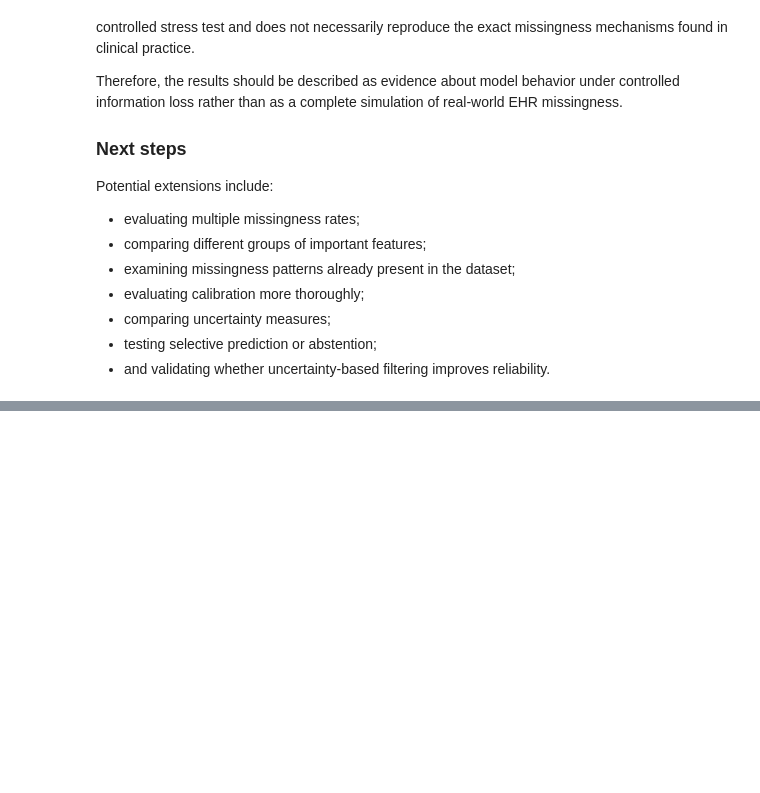
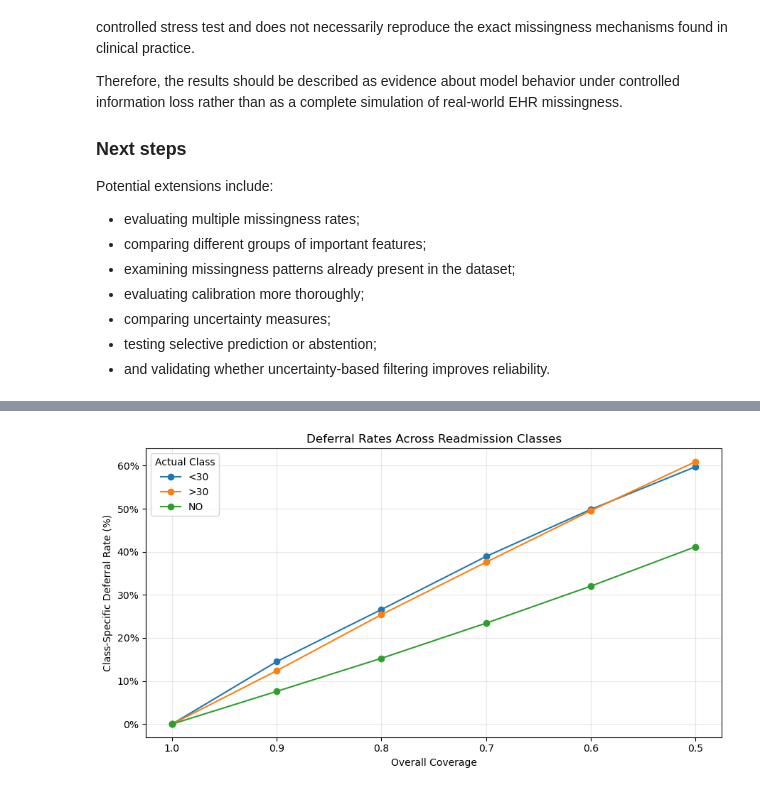
Before and after one commit to AnshulRaghu/ehr-uncertainty, a Jupyter notebook: notebooks/02_baseline_model.ipynb, the cells around one changed output, grey strips where cells are left out. Drawn from its saved outputs; the diff is of its cells as text; code cells hidden in the pictures; blank space fills up the shorter version.

```diff
--- a/notebooks/02_baseline_model.ipynb
+++ b/notebooks/02_baseline_model.ipynb
@@ -1866,0 +2461,33 @@ Potential extensions include:
+# %%
+# 23. Class-specific deferral rates
+
+deferral_pivot = class_retention_results.pivot(
+    index="Coverage",
+    columns="Class",
+    values="Deferral Rate"
+)
+
+deferral_pivot.plot(
+    kind="line",
+    marker="o",
+    figsize=(9, 5)
+)
+
+plt.xlabel("Overall Coverage")
+plt.ylabel("Class-Specific Deferral Rate (%)")
+plt.title("Deferral Rates Across Readmission Classes")
+
+plt.gca().invert_xaxis()
+plt.xticks(COVERAGE_LEVELS)
+
+# Display percentages.
+plt.gca().yaxis.set_major_formatter(
+    plt.FuncFormatter(lambda x, _: f"{x:.0%}")
+)
+
+plt.grid(True, alpha=0.3)
+plt.legend(title="Actual Class")
+plt.tight_layout()
+plt.show()
+# %% [output]
+[figure, added]
```
Also changed, not shown: parts of 19 cells of this notebook, 1 other file.
